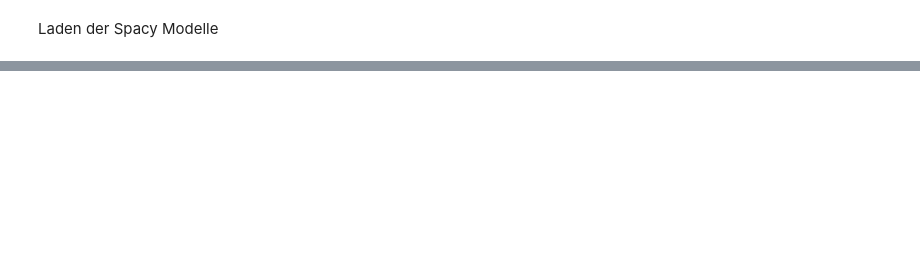
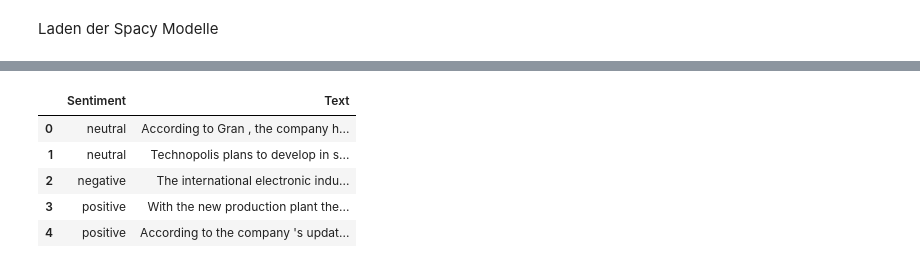
Before and after one commit to FranzBuehl/Freitextbewertung, a Jupyter notebook: main.ipynb, the cells around one changed output, grey strips where cells are left out. Saved outputs shown, nothing was run; the diff lists cells and outputs as text; code cells hidden in the pictures; blank space fills up the shorter version.

```diff
--- a/main.ipynb
+++ b/main.ipynb
@@ -25,0 +110,11 @@ Laden der Spacy Modelle
+# %%
+# Reading the dataset
+df = pd.read_csv("all-data.csv", encoding='latin-1',  names=["Sentiment", "Text"])
+df.head()
+# %% [output]
+|  | Sentiment | Text |
+| 0 | neutral | According to Gran , the company h... |
+| 1 | neutral | Technopolis plans to develop in s... |
+| 2 | negative | The international electronic indu... |
+| 3 | positive | With the new production plant the... |
+| 4 | positive | According to the company 's updat... |
```
Also changed, not shown: parts of 9 cells of this notebook.
